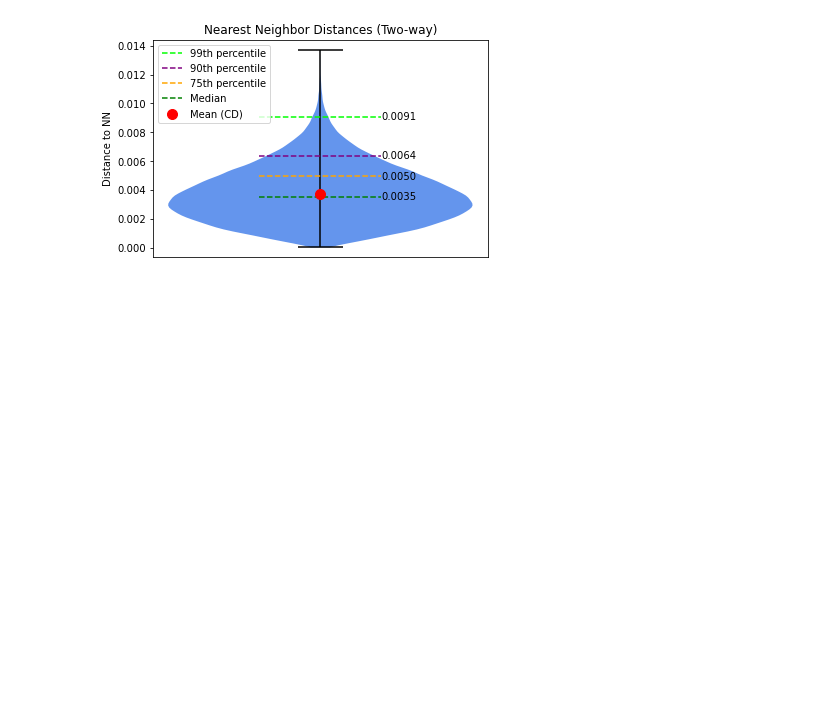
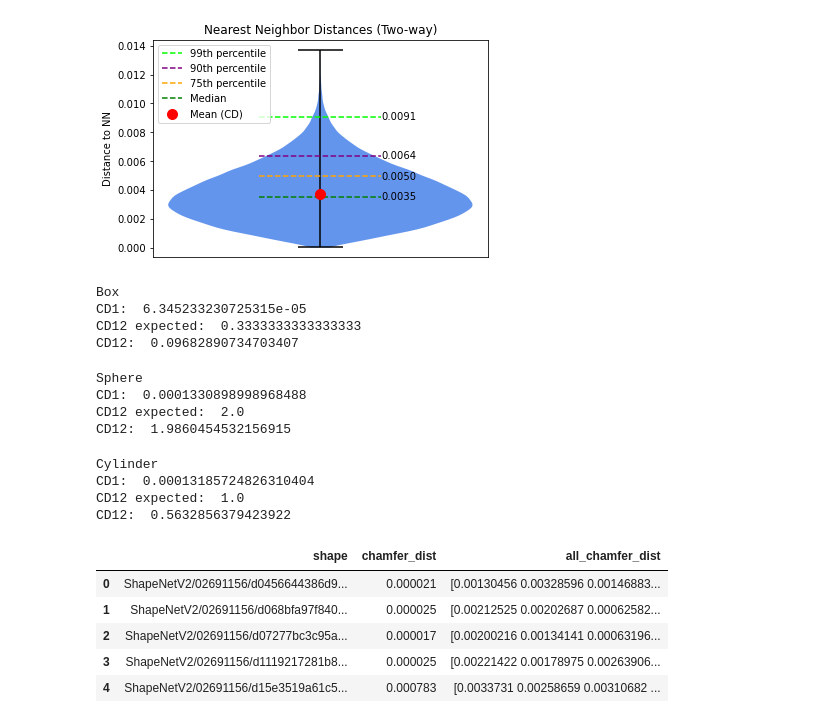
Before and after one commit to philippwulff/Deep3DComp, a Jupyter notebook: test.ipynb, the cells around one changed output. Drawn from its saved outputs; the diff is of its cells as text; code cells hidden in the pictures; blank space fills up the shorter version.

```diff
--- a/test.ipynb
+++ b/test.ipynb
@@ -153,3 +85,82 @@ plotting.plot_dist_violin(all_dists)
 # %% [output]
 [figure]
 [figure]
+# %%
+print("Box")
+
+box1 = trimesh.primitives.Box(extents=[1, 1, 1])
+box2 = trimesh.primitives.Box(extents=[1, 1, 2])
+
+num_mesh_samples = 60000
+cd1, _ = metrics.compute_metric(box1, box1, num_mesh_samples=num_mesh_samples)
+print("CD1: ", cd1)
+
+num_mesh_samples_per_side = num_mesh_samples / 6
+cd12_expected = 0 + (2 * num_mesh_samples_per_side * 0.5) / num_mesh_samples
+cd12_expected *= 2      # two-way
+print("CD12 expected: ", cd12_expected)
+
+cd12, _ = metrics.compute_metric(box1, box2, num_mesh_samples=num_mesh_samples)
+print("CD12: ", cd12)
+# %% [output]
+Box
+CD1:  6.345233230725315e-05
+CD12 expected:  0.3333333333333333
+CD12:  0.09682890734703407
+# %%
+print("Sphere")
+
+sphere1 = trimesh.primitives.Sphere(radius=1)
+sphere2 = trimesh.primitives.Sphere(radius=2)
+
+num_mesh_samples = 60000
+cd1, _ = metrics.compute_metric(sphere1, sphere1, num_mesh_samples=num_mesh_samples)
+print("CD1: ", cd1)
+
+cd12_expected = num_mesh_samples * 1 / num_mesh_samples
+cd12_expected *= 2      # two-way
+print("CD12 expected: ", cd12_expected)
+
+cd12, _ = metrics.compute_metric(sphere1, sphere2, num_mesh_samples=num_mesh_samples)
+print("CD12: ", cd12)
+# %% [output]
+Sphere
+CD1:  0.0001330898998968488
+CD12 expected:  2.0
+CD12:  1.9860454532156915
+# %%
+print("Cylinder")
+
+cylinder1 = trimesh.primitives.Cylinder(radius=1, height=1)
+cylinder2 = trimesh.primitives.Cylinder(radius=2, height=1)
+
+num_mesh_samples = 60000
+cd1, _ = metrics.compute_metric(cylinder1, cylinder1, num_mesh_samples=num_mesh_samples)
+print("CD1: ", cd1)
+
+get_side_surf_samples_frac = lambda r,h: (2*math.pi*r*h) / (2*math.pi*(r**2) + 2*math.pi*r*h)
+# slight overapprox, since I neglect the "overhangs" at the top and bottom surfaces
+cd12_expected = get_side_surf_samples_frac(1, 1) * num_mesh_samples * 1. / num_mesh_samples
+cd12_expected *= 2      # two-way
+print("CD12 expected: ", cd12_expected)
+
+cd12, _ = metrics.compute_metric(cylinder1, cylinder2, num_mesh_samples=num_mesh_samples)
+print("CD12: ", cd12)
+# %% [output]
+Cylinder
+CD1:  0.00013185724826310404
+CD12 expected:  1.0
+CD12:  0.5632856379423922
+# %%
+import pandas as pd
+import ast
+
+df = pd.read_csv("examples/planes/Evaluation/2000/chamfer.csv", delimiter=";")
+df.head()
+# %% [output]
+|  | shape | chamfer_dist | all_chamfer_dist |
+| 0 | ShapeNetV2/02691156/d0456644386d9... | 0.000021 | [0.00130456 0.00328596 0.00146883... |
+| 1 | ShapeNetV2/02691156/d068bfa97f840... | 0.000025 | [0.00212525 0.00202687 0.00062582... |
+| 2 | ShapeNetV2/02691156/d07277bc3c95a... | 0.000017 | [0.00200216 0.00134141 0.00063196... |
+| 3 | ShapeNetV2/02691156/d1119217281b8... | 0.000025 | [0.00221422 0.00178975 0.00263906... |
+| 4 | ShapeNetV2/02691156/d15e3519a61c5... | 0.000783 | [0.0033731 0.00258659 0.00310682 ... |
```
Also changed, not shown: parts of 6 cells of this notebook, 8 other files.
